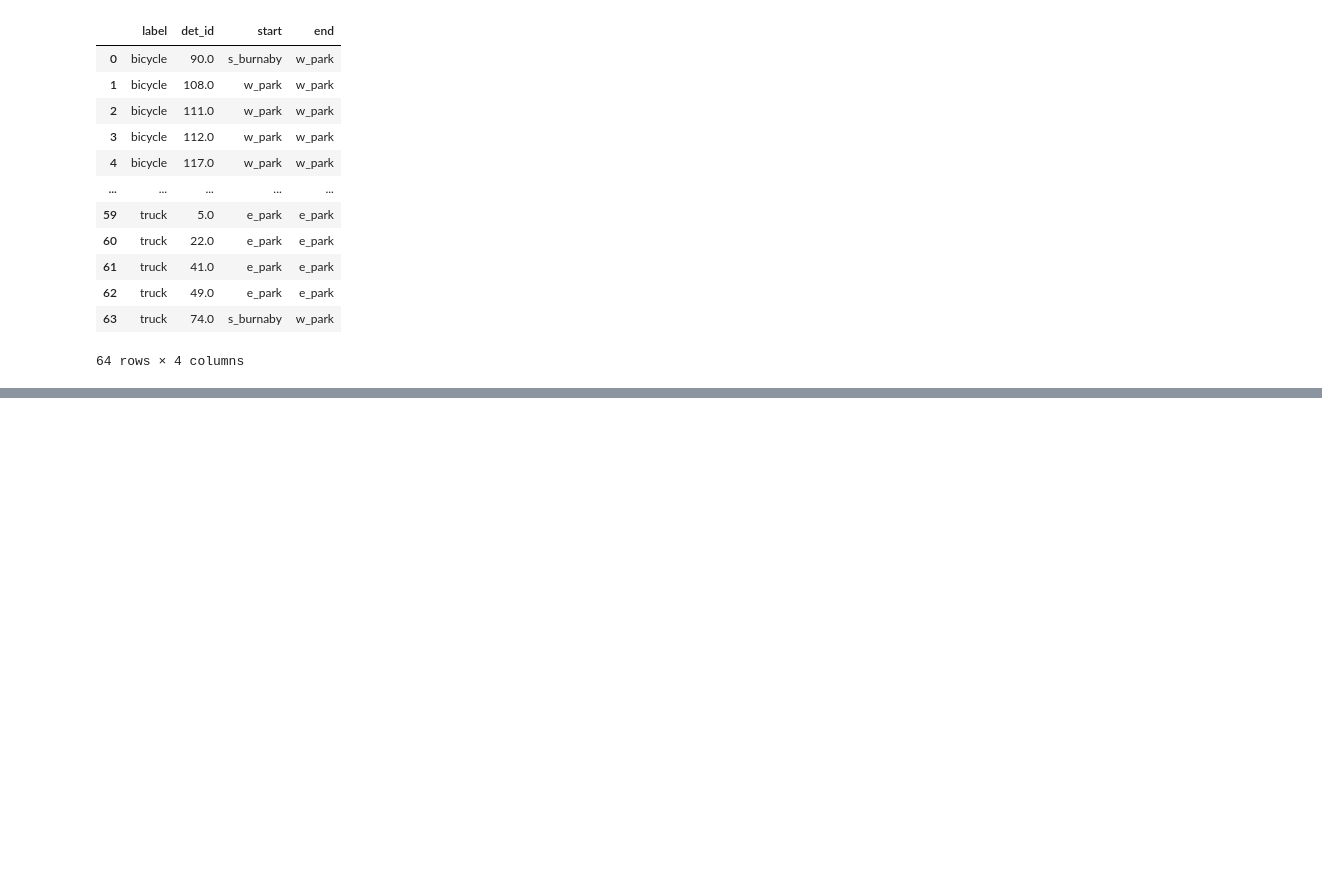
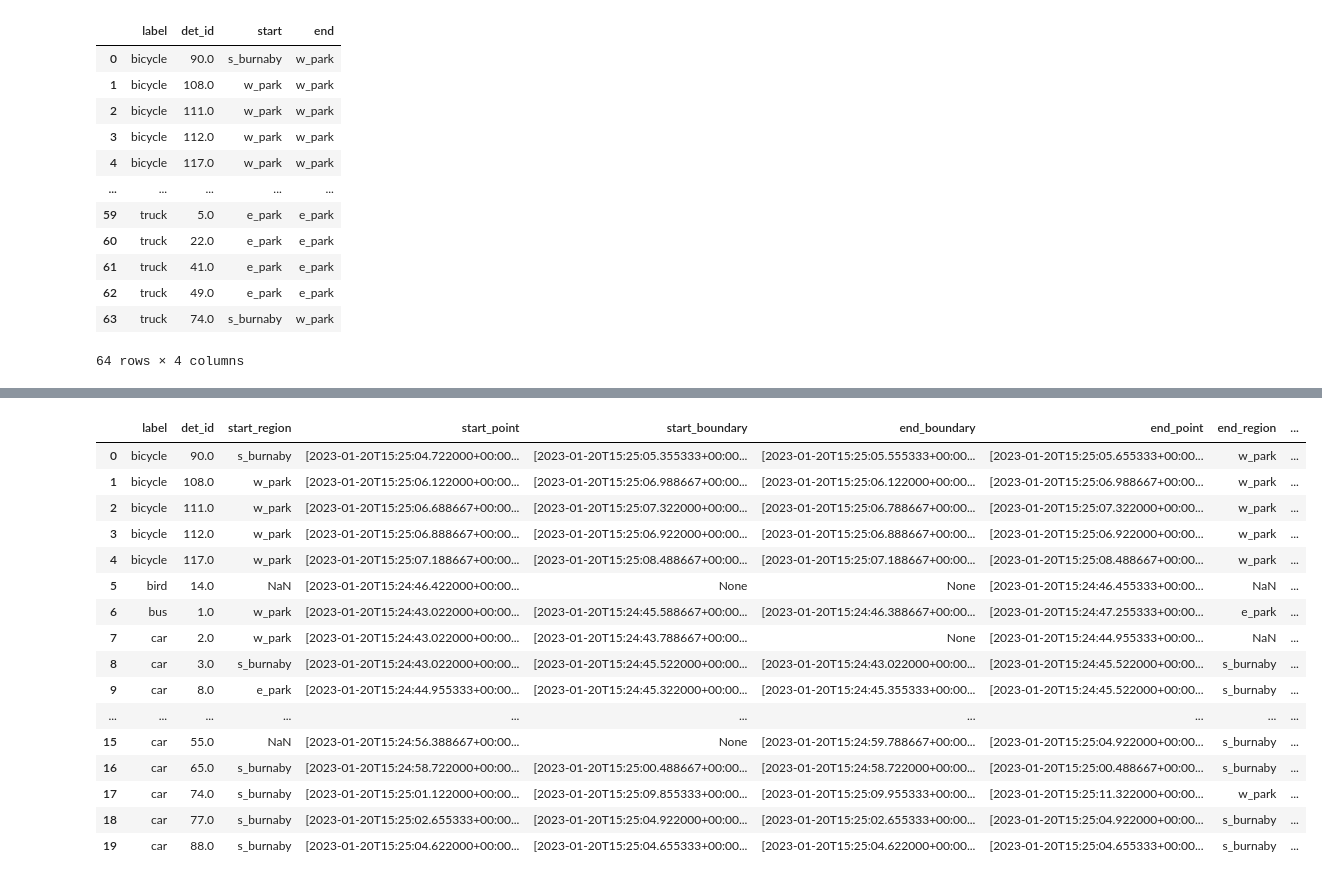
Before and after one commit to MEng-Team-Project/MEng-Team-Project-ML, a Jupyter notebook: notebooks/3. SQLite3 StrongSORT.ipynb, the cells around one changed output, grey strips where cells are left out. Saved outputs shown, nothing was run; the diff lists cells and outputs as text; code cells hidden in the pictures; blank space fills up the shorter version.

```diff
--- a/notebooks/3. SQLite3 StrongSORT.ipynb
+++ b/notebooks/3. SQLite3 StrongSORT.ipynb
@@ -554,0 +578,4 @@ entire_time_taken = route_dict.apply(lambda row: [get_times(obj) for obj in row]
+# %%
+route_boundaries_df['start_point'] = route_boundaries_df['route'].apply(lambda route: route[0])
+route_boundaries_df['end_point'] = route_boundaries_df['route'].apply(lambda route: route[-1])
+route_boundaries_df
@@ -554,0 +643,12 @@ entire_time_taken = route_dict.apply(lambda row: [get_times(obj) for obj in row]
+# %%
+def findEndRegionBoundary(start_region, end_region, route):
+    if start_region == end_region:
+        return None
+    else:
+        return findFirstRegionBoundary(route[::-1])
+
+# Reverse the list and find the end region boundary
+route_boundaries_df['end_boundary'] = route_boundaries_df.apply(
+    lambda row: findEndRegionBoundary(row['start_region'], row['end_region'], row['route']),
+    axis=1
+)
@@ -554,0 +659,4 @@ entire_time_taken = route_dict.apply(lambda row: [get_times(obj) for obj in row]
+# %%
+# Reorder columns
+route_boundaries_df = route_boundaries_df.reindex(columns=['label', 'det_id', 'start_region', 'start_point', 'start_boundary', 'end_boundary', 'end_point', 'end_region'])
+route_boundaries_df
@@ -554,0 +679,64 @@ entire_time_taken = route_dict.apply(lambda row: [get_times(obj) for obj in row]
+# %%
+route_times_df = route_boundaries_df.copy()
+
+def find_time(start_boundary, end_boundary):
+    if start_boundary is None or end_boundary is None:
+        return None
+    else:
+        return end_boundary[0] - start_boundary[0]
+
+# Time spent overall in the route
+route_times_df['overall_time'] = route_times_df.apply(
+    lambda row: row['end_point'][0] - row['start_point'][0],
+    axis=1
+)
+# Time spent in first region
+route_times_df['start_region_time'] = route_times_df.apply(
+    lambda row: find_time(row['start_point'], row['start_boundary']),
+    axis=1
+)
+# Time spent in last region
+route_times_df['end_region_time'] = route_times_df.apply(
+    lambda row: find_time(row['end_boundary'], row['end_point']),
+    axis=1
+)
+
+def out_of_region_time(overall_time, start_region_time, end_region_time):
+    startIsNotNone = not pd.isna(start_region_time)
+    endIsNotNone = not pd.isna(end_region_time)
+    if startIsNotNone and endIsNotNone:
+        return (overall_time - start_region_time) - end_region_time
+    elif startIsNotNone:
+        return overall_time - start_region_time
+    elif endIsNotNone:
+        return overall_time - end_region_time
+    else:
+        return overall_time
+
+# Time spent not in a region
+route_times_df['no_region_time'] = route_times_df.apply(
+    lambda row: out_of_region_time(row['overall_time'], row['start_region_time'], row['end_region_time']),
+    axis=1
+)
+
+# Reorder columns
+# route_times_df = route_times_df.reindex(columns=['label', 'det_id', 'start_region', 'overall_time', 'start_region_time', 'end_region_time', 'no_region_time', 'end_region'])
+route_times_df.head(20)
+# %% [output]
+|  | label | det_id | start_region | start_point | start_boundary | end_boundary | end_point | end_region | ... |
+| 0 | bicycle | 90.0 | s_burnaby | [2023-01-20T15:25:04.722000+00:00... | [2023-01-20T15:25:05.355333+00:00... | [2023-01-20T15:25:05.555333+00:00... | [2023-01-20T15:25:05.655333+00:00... | w_park | ... |
+| 1 | bicycle | 108.0 | w_park | [2023-01-20T15:25:06.122000+00:00... | [2023-01-20T15:25:06.988667+00:00... | [2023-01-20T15:25:06.122000+00:00... | [2023-01-20T15:25:06.988667+00:00... | w_park | ... |
+| 2 | bicycle | 111.0 | w_park | [2023-01-20T15:25:06.688667+00:00... | [2023-01-20T15:25:07.322000+00:00... | [2023-01-20T15:25:06.788667+00:00... | [2023-01-20T15:25:07.322000+00:00... | w_park | ... |
+| 3 | bicycle | 112.0 | w_park | [2023-01-20T15:25:06.888667+00:00... | [2023-01-20T15:25:06.922000+00:00... | [2023-01-20T15:25:06.888667+00:00... | [2023-01-20T15:25:06.922000+00:00... | w_park | ... |
+| 4 | bicycle | 117.0 | w_park | [2023-01-20T15:25:07.188667+00:00... | [2023-01-20T15:25:08.488667+00:00... | [2023-01-20T15:25:07.188667+00:00... | [2023-01-20T15:25:08.488667+00:00... | w_park | ... |
+| 5 | bird | 14.0 | NaN | [2023-01-20T15:24:46.422000+00:00... | None | None | [2023-01-20T15:24:46.455333+00:00... | NaN | ... |
+| 6 | bus | 1.0 | w_park | [2023-01-20T15:24:43.022000+00:00... | [2023-01-20T15:24:45.588667+00:00... | [2023-01-20T15:24:46.388667+00:00... | [2023-01-20T15:24:47.255333+00:00... | e_park | ... |
+| 7 | car | 2.0 | w_park | [2023-01-20T15:24:43.022000+00:00... | [2023-01-20T15:24:43.788667+00:00... | None | [2023-01-20T15:24:44.955333+00:00... | NaN | ... |
+| 8 | car | 3.0 | s_burnaby | [2023-01-20T15:24:43.022000+00:00... | [2023-01-20T15:24:45.522000+00:00... | [2023-01-20T15:24:43.022000+00:00... | [2023-01-20T15:24:45.522000+00:00... | s_burnaby | ... |
+| 9 | car | 8.0 | e_park | [2023-01-20T15:24:44.955333+00:00... | [2023-01-20T15:24:45.322000+00:00... | [2023-01-20T15:24:45.355333+00:00... | [2023-01-20T15:24:45.522000+00:00... | s_burnaby | ... |
+| ... | ... | ... | ... | ... | ... | ... | ... | ... | ... |
+| 15 | car | 55.0 | NaN | [2023-01-20T15:24:56.388667+00:00... | None | [2023-01-20T15:24:59.788667+00:00... | [2023-01-20T15:25:04.922000+00:00... | s_burnaby | ... |
+| 16 | car | 65.0 | s_burnaby | [2023-01-20T15:24:58.722000+00:00... | [2023-01-20T15:25:00.488667+00:00... | [2023-01-20T15:24:58.722000+00:00... | [2023-01-20T15:25:00.488667+00:00... | s_burnaby | ... |
+| 17 | car | 74.0 | s_burnaby | [2023-01-20T15:25:01.122000+00:00... | [2023-01-20T15:25:09.855333+00:00... | [2023-01-20T15:25:09.955333+00:00... | [2023-01-20T15:25:11.322000+00:00... | w_park | ... |
+| 18 | car | 77.0 | s_burnaby | [2023-01-20T15:25:02.655333+00:00... | [2023-01-20T15:25:04.922000+00:00... | [2023-01-20T15:25:02.655333+00:00... | [2023-01-20T15:25:04.922000+00:00... | s_burnaby | ... |
+| 19 | car | 88.0 | s_burnaby | [2023-01-20T15:25:04.622000+00:00... | [2023-01-20T15:25:04.655333+00:00... | [2023-01-20T15:25:04.622000+00:00... | [2023-01-20T15:25:04.655333+00:00... | s_burnaby | ... |
```
Also changed, not shown: parts of 23 cells of this notebook.
